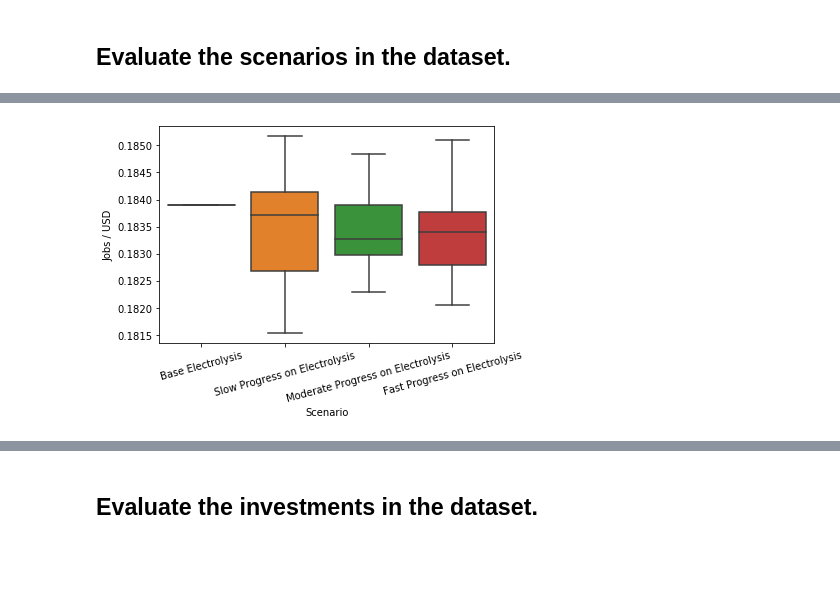
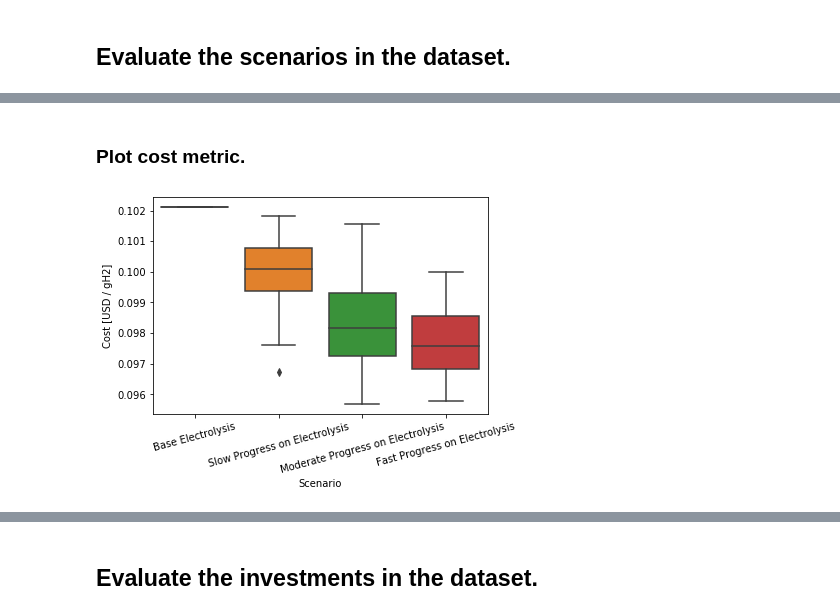
Before and after one commit to NREL/tyche, a Jupyter notebook: framework/code/investment-example.ipynb, the cells around one changed output, grey strips where cells are left out. Saved outputs shown, nothing was run; the diff lists cells and outputs as text; code cells hidden in the pictures; blank space fills up the shorter version.

```diff
--- a/framework/code/investment-example.ipynb
+++ b/framework/code/investment-example.ipynb
@@ -165,11 +189,16 @@ scenario_results.xs(1, level="Sample", drop_level=False)
+# %% [markdown]
+### Plot cost metric.
 # %%
 g = sb.boxplot(
     x="Scenario",
     y="Value",
-    data=scenario_results.xs("Cost", level="Variable").reset_index()[["Scenario", "Value"]],
+    data=scenario_results.xs(
+        ["Metric", "Cost"],
+        level=["Variable", "Index"]
+    ).reset_index()[["Scenario", "Value"]],
     order=["Base Electrolysis", "Slow Progress on Electrolysis", "Moderate Progress on Electrolysis", "Fast Progress on Electrolysis"]
 )
-g.set(ylabel="Jobs / USD")
+g.set(ylabel="Cost [USD / gH2]")
 g.set_xticklabels(g.get_xticklabels(), rotation=15);
 # %% [output]
-[figure, old version]
+[figure, new version]
```
Also changed, not shown: parts of 27 cells of this notebook, 8 other files.
